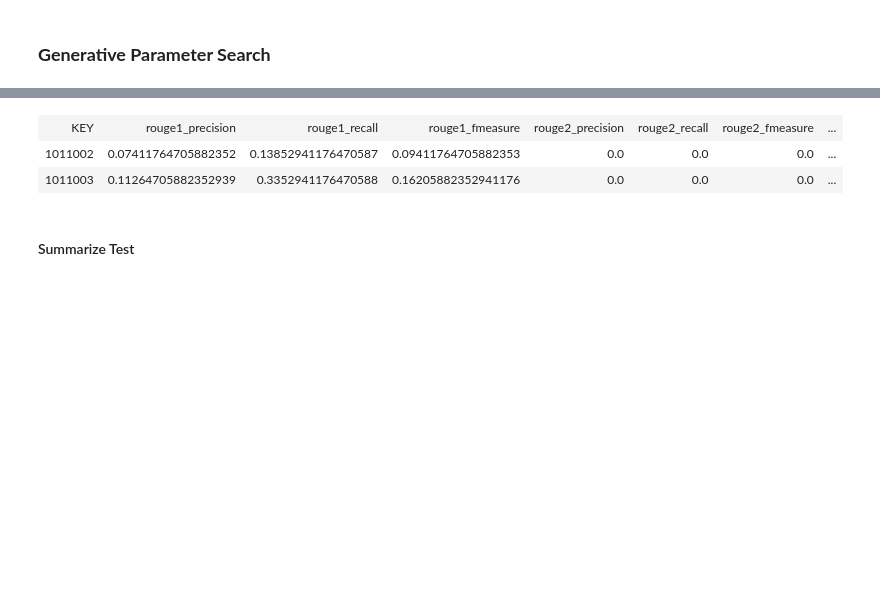
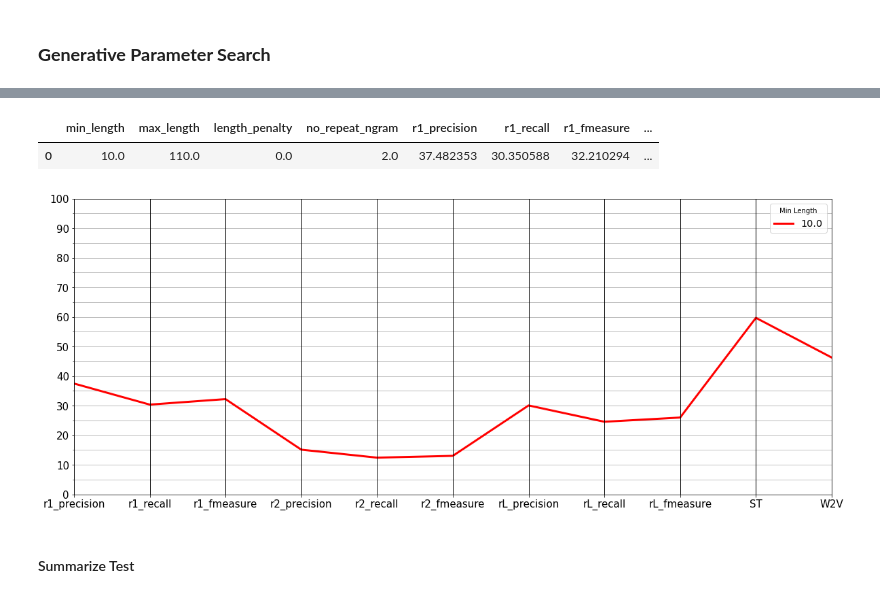
Before and after one commit to marcoabrate/transformers_magma_learning, a Jupyter notebook: fine-tuning/gps_bart_para_wordembed.ipynb, the cells around one changed output, grey strips where cells are left out. Saved outputs shown, nothing was run; the diff lists cells and outputs as text; code cells hidden in the pictures; blank space fills up the shorter version.

```diff
--- a/fine-tuning/gps_bart_para_wordembed.ipynb
+++ b/fine-tuning/gps_bart_para_wordembed.ipynb
@@ -169,10 +181,9 @@ df_val = pd.read_csv(data_dir_st + 'val.csv').set_index(['book', 'chapter'])
 # %%
-gps_metrics = {}
-for min_length in [10, 20, 30]:
-    for max_length in [110, 120, 130]:
-        for length_penalty in [0, 1, 2]:
-            for no_repeat_ngram_size in [2, 3, 4]:
-                key = str(min_length)+str(max_length)+str(length_penalty)+str(no_repeat_ngram_size)
+idx = 0
+for min_length in min_length_swipe:
+    for max_length in max_length_swipe:
+        for length_penalty in length_penalty_swipe:
+            for no_repeat_ngram_size in no_repeat_ngram_size_swipe:
 
                 print(''.join(['#']*35))
                 print(''.join(['#']*35))
@@ -186,12 +197,14 @@ for min_length in [10, 20, 30]:
                 print(''.join(['#']*35))
                 print()
 
-                metrics = compute_metrics('sshleifer/bart-tiny-random', df_val,
+                metrics = compute_metrics(model_name_or_path, df_val,
                     min_length, max_length, length_penalty, no_repeat_ngram_size)
-                gps_metrics[key] = metrics
+
+                gps_metrics.loc[idx] = [min_length, max_length, length_penalty, no_repeat_ngram_size]+\
+                    [metrics[k] for k in metrics if 'sum' not in k and 'len' not in k]
+
                 print()
-
-                print_examples('sshleifer/bart-tiny-random', df_val,
+                print_examples(model_name_or_path, df_val,
                     min_length, max_length, length_penalty, no_repeat_ngram_size)
 # %% [output]
 ###################################
@@ -225,20 +227,33 @@ sensitive to immunotherapy.
-# %%
-from IPython.display import HTML, display
-import tabulate
-
-table = [['KEY']+list(metrics.keys())]
-for min_length in [10]:#, 20, 30]:
-    for max_length in [110]:#, 120, 130]:
-        for length_penalty in [0]:#, 1, 2]:
-            for no_repeat_ngram_size in [2, 3]:#, 4]:
-                key = str(min_length)+str(max_length)+str(length_penalty)+str(no_repeat_ngram_size)
-
-                table.append([key]+list(gps_metrics[key].values()))
-display(HTML(tabulate.tabulate(table, tablefmt='html')))
-# %% [output]
-| KEY | rouge1_precision | rouge1_recall | rouge1_fmeasure | rouge2_precision | rouge2_recall | rouge2_fmeasure | ... |
-| 1011002 | 0.07411764705882352 | 0.13852941176470587 | 0.09411764705882353 | 0.0 | 0.0 | 0.0 | ... |
-| 1011003 | 0.11264705882352939 | 0.3352941176470588 | 0.16205882352941176 | 0.0 | 0.0 | 0.0 | ... |
+# %%
+gps_metrics
+# %% [output]
+|  | min_length | max_length | length_penalty | no_repeat_ngram | r1_precision | r1_recall | r1_fmeasure | ... |
+| 0 | 10.0 | 110.0 | 0.0 | 2.0 | 37.482353 | 30.350588 | 32.210294 | ... |
+# %%
+fig = plt.figure(figsize=(20, 8))
+ax = fig.add_subplot(111)
+pd.plotting.parallel_coordinates(
+    gps_metrics,
+    'min_length',
+    [c for c in gps_metrics.columns if 'r1' in c or 'r2' in c or 'rL' in c or 'ST' in c or 'W2V' in c],
+    ax = ax,
+    colormap='hsv',
+    linewidth=3,
+)
+ax.set_yticks(np.linspace(0, 100, 11))
+ax.set_yticks(np.linspace(0, 100, 21), minor=True)
+for t in ax.xaxis.get_major_ticks():
+    t.label.set_fontsize(15)
+for t in ax.yaxis.get_major_ticks():
+    t.label.set_fontsize(15)
+
+ax.grid(True, which='both')
+
+ax.legend(title='Min Length', fontsize='x-large')
+
+plt.show()
+# %% [output]
+[figure, added]
 # %% [markdown]
 #### Summarize Test
 # %%
```
Also changed, not shown: parts of 18 cells of this notebook, 19 other files.
